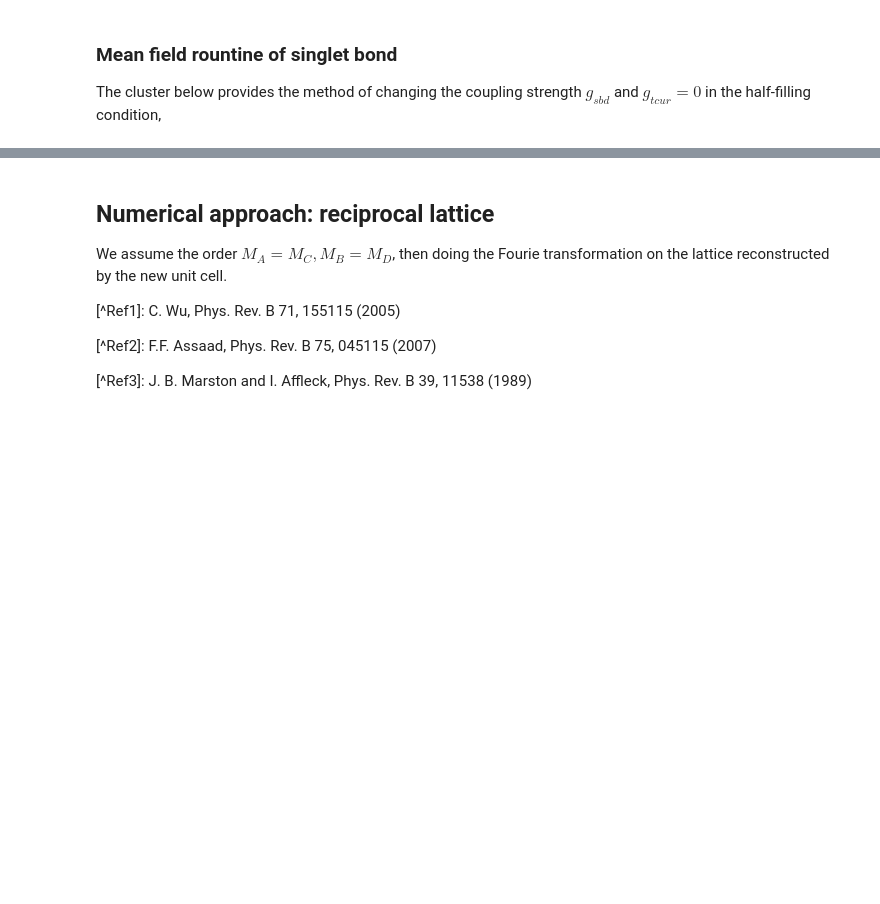
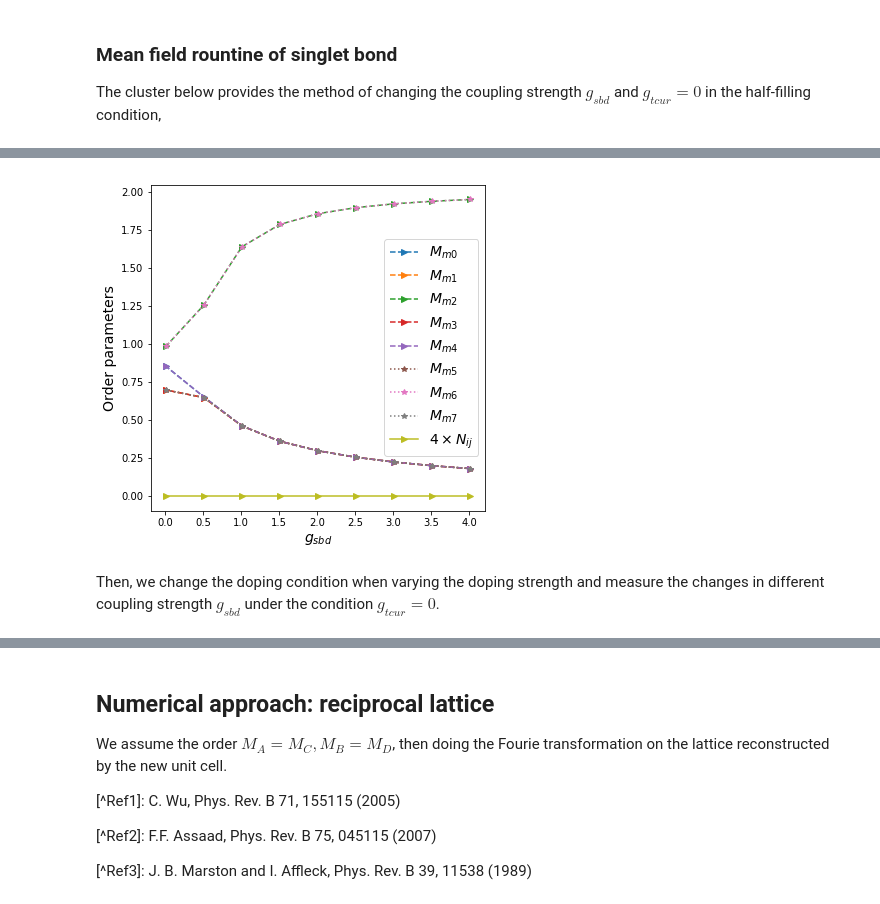
Before and after one commit to MilCOS/Noob_MeanField_etc, a Jupyter notebook: MF_su2_soc/text_body.ipynb, the cells around one changed output, grey strips where cells are left out. Drawn from its saved outputs; the diff is of its cells as text; code cells hidden in the pictures; blank space fills up the shorter version.

Commit message:
doping_sbd

```diff
--- a/MF_su2_soc/text_body.ipynb
+++ b/MF_su2_soc/text_body.ipynb
@@ -213,0 +220,32 @@ N
+# %%
+m_ij = []; n_ij = []; gtcur = []; gsbd = []
+path = os.getcwd()
+filename = os.path.join(path,'results/c1/tcur.json')
+with open(filename) as f:
+    data = json.load(f)
+f.close()
+
+gsbd = data[0]
+m_ij = data[1]
+n_ij = [4*abs(i) for i in data[3]]
+
+fig, ax1 = plt.subplots(1,1,figsize=(6,6))
+line_list = ax1.plot(gsbd,m_ij,label=r'$M_m$')
+ax1.plot(gsbd,n_ij,marker='>',label=r'$4\times N_{ij}$')
+
+line_cycle=['--',':']
+marker_cycle=['>','*']
+_=[l.set_linestyle(st) for l, st in zip(line_list, np.repeat(line_cycle, 1+(len(line_list)/len(line_cycle))))]
+_=[l.set_marker(st) for l, st in zip(line_list, np.repeat(marker_cycle, 1+(len(line_list)/len(marker_cycle))))]
+_=[l.set_label(r'$M_{m%i}$'%i) for l, i in zip(line_list, range(len(line_list)))]
+
+ax1.set_xlabel(r'$g_{sbd}$',fontsize=14)
+ax1.set_ylabel('Order parameters',fontsize=14)
+ax1.legend(fontsize=14)
+figname = os.path.join(path,'fig/OP_gsbd.png')
+plt.savefig(figname)
+plt.show()
+# %% [output]
+[figure, added]
+# %% [markdown]
+Then, we change the doping condition when varying the doping strength and measure the changes in different coupling strength $g_{sbd}$ under the condition $g_{tcur}=0$.
```
Also changed, not shown: parts of 9 cells of this notebook, 14 other files.
